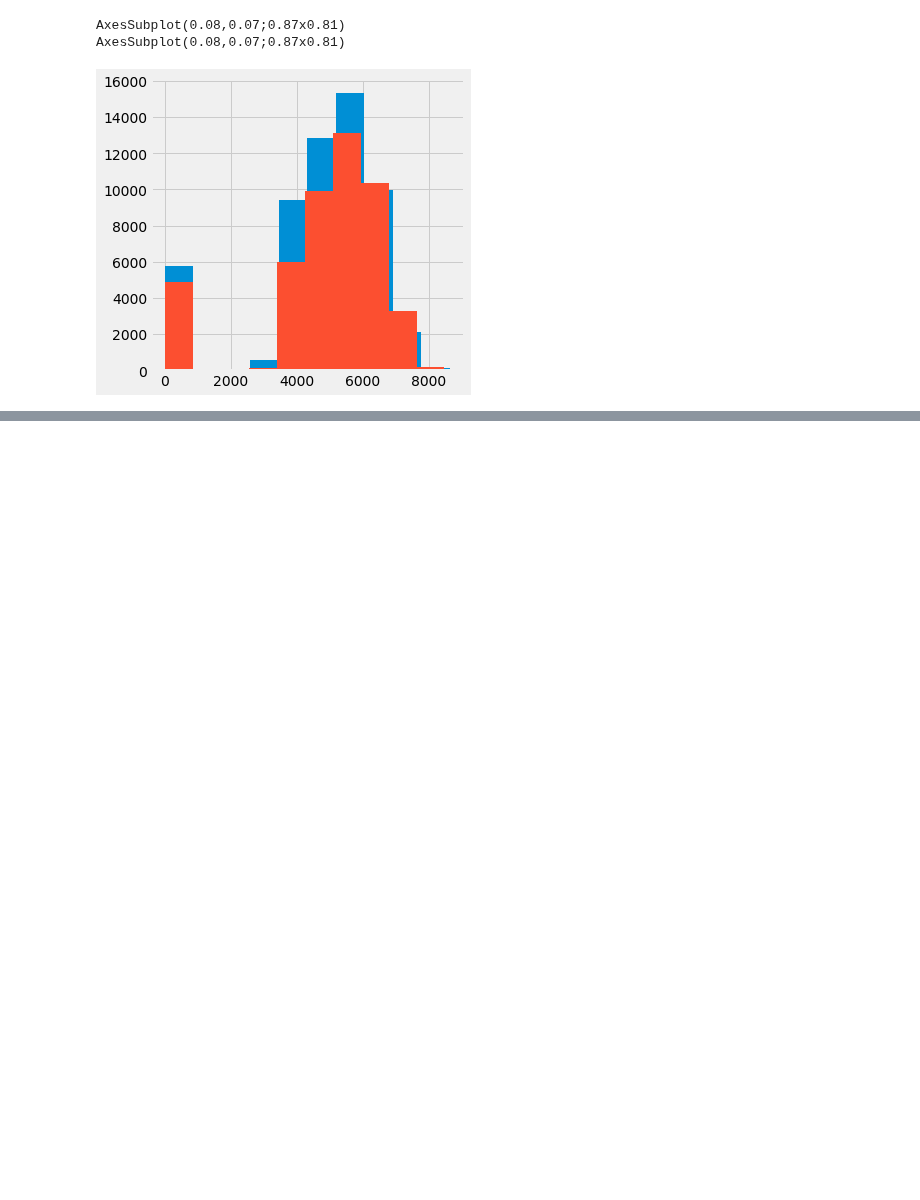
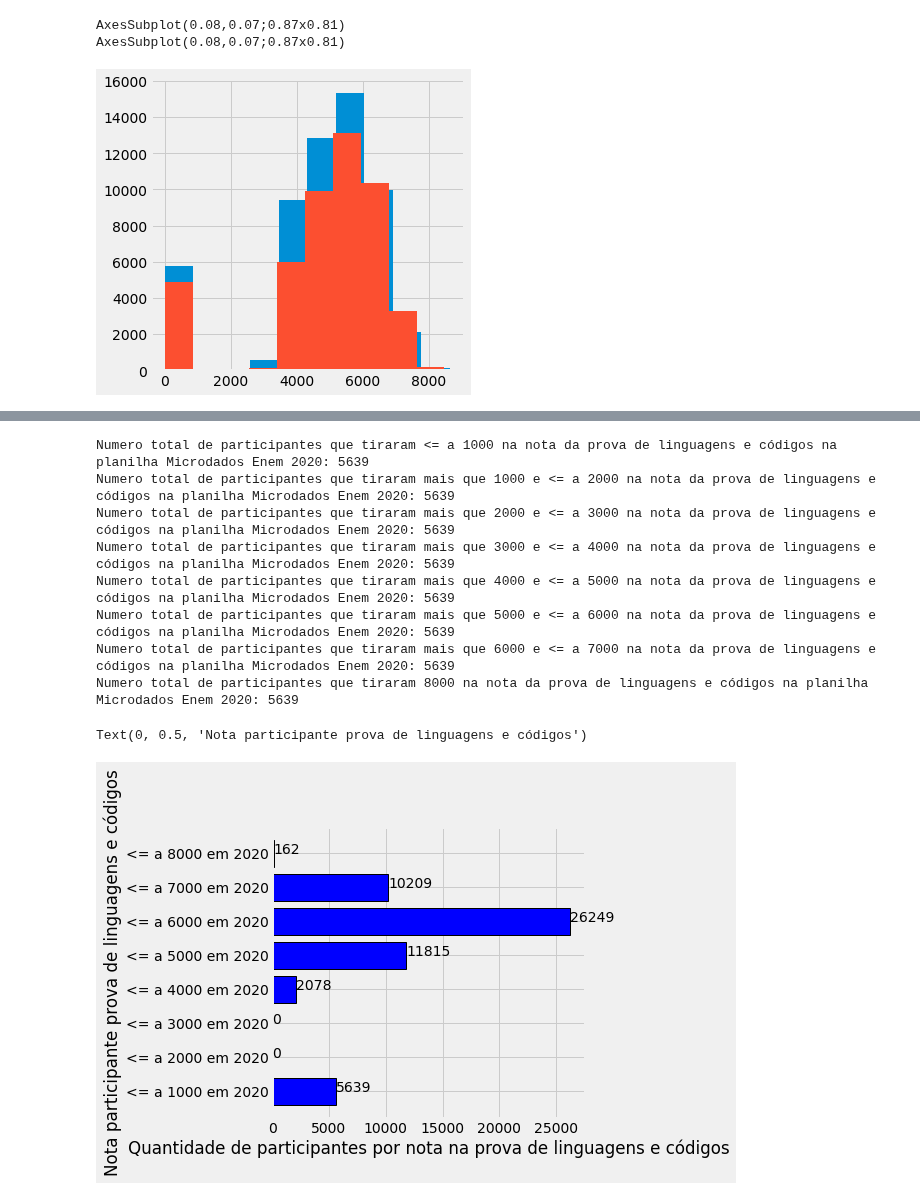
Before and after one commit to kingofrats04/Projeto_IA_DadosEnem, a Jupyter notebook: Graficos_IA.ipynb, the cells around one changed output, grey strips where cells are left out. Drawn from its saved outputs; the diff is of its cells as text; code cells hidden in the pictures; blank space fills up the shorter version.

```diff
--- a/Graficos_IA.ipynb
+++ b/Graficos_IA.ipynb
@@ -1008,0 +1070,55 @@ AxesSubplot(0.08,0.07;0.87x0.81)
+# %%
+#---------------------------------- Grafico 17 - Quantidade de participantes por nota na prova de linguagens e códigos 2020 ----------------------------------
+
+#display(planilha2020.loc[(planilha2020['NU_NOTA_LC']<=1000)])
+#display(planilha2020.loc[(planilha2020['NU_NOTA_LC']<=2000)])
+#display(planilha2020.loc[(planilha2020['NU_NOTA_LC']<=3000)])
+#display(planilha2020.loc[(planilha2020['NU_NOTA_LC']<=4000)])
+#display(planilha2020.loc[(planilha2020['NU_NOTA_LC']<=5000)])
+#display(planilha2020.loc[(planilha2020['NU_NOTA_LC']<=6000)])
+#display(planilha2020.loc[(planilha2020['NU_NOTA_LC']<=7000)])
+#display(planilha2020.loc[(planilha2020['NU_NOTA_LC']<=8000)])
+
+NU_NOTA_LC_1000_2020 = 5639
+NU_NOTA_LC_2000_2020 = 0
+NU_NOTA_LC_3000_2020 = 0
+NU_NOTA_LC_4000_2020 = 2078
+NU_NOTA_LC_5000_2020 = 11815
+NU_NOTA_LC_6000_2020 = 26249
+NU_NOTA_LC_7000_2020 = 10209
+NU_NOTA_LC_8000_2020 = 162
+
+print('Numero total de participantes que tiraram <= a 1000 na nota da prova de linguagens e códigos na planilha Microdados Enem 2020:', NU_NOTA_LC_1000_2020)
+print('Numero total de participantes que tiraram mais que 1000 e <= a 2000 na nota da prova de linguagens e códigos na planilha Microdados Enem 2020:', NU_NOTA_LC_1000_2020)
+print('Numero total de participantes que tiraram mais que 2000 e <= a 3000 na nota da prova de linguagens e códigos na planilha Microdados Enem 2020:', NU_NOTA_LC_1000_2020)
+print('Numero total de participantes que tiraram mais que 3000 e <= a 4000 na nota da prova de linguagens e códigos na planilha Microdados Enem 2020:', NU_NOTA_LC_1000_2020)
+print('Numero total de participantes que tiraram mais que 4000 e <= a 5000 na nota da prova de linguagens e códigos na planilha Microdados Enem 2020:', NU_NOTA_LC_1000_2020)
+print('Numero total de participantes que tiraram mais que 5000 e <= a 6000 na nota da prova de linguagens e códigos na planilha Microdados Enem 2020:', NU_NOTA_LC_1000_2020)
+print('Numero total de participantes que tiraram mais que 6000 e <= a 7000 na nota da prova de linguagens e códigos na planilha Microdados Enem 2020:', NU_NOTA_LC_1000_2020)
+print('Numero total de participantes que tiraram 8000 na nota da prova de linguagens e códigos na planilha Microdados Enem 2020:', NU_NOTA_LC_1000_2020, '\n')
+
+# Printando grafico de barras horizontal
+x = ['<= a 1000 em 2020', '<= a 2000 em 2020', '<= a 3000 em 2020', '<= a 4000 em 2020', '<= a 5000 em 2020', '<= a 6000 em 2020', '<= a 7000 em 2020', '<= a 8000 em 2020']
+y = [NU_NOTA_LC_1000_2020, NU_NOTA_LC_2000_2020, NU_NOTA_LC_3000_2020, NU_NOTA_LC_4000_2020, NU_NOTA_LC_5000_2020, NU_NOTA_LC_6000_2020, NU_NOTA_LC_7000_2020, NU_NOTA_LC_8000_2020]
+
+total_NU_NOTA_LC = NU_NOTA_LC_1000_2020, NU_NOTA_LC_2000_2020, NU_NOTA_LC_3000_2020, NU_NOTA_LC_4000_2020, NU_NOTA_LC_5000_2020, NU_NOTA_LC_6000_2020, NU_NOTA_LC_7000_2020, NU_NOTA_LC_8000_2020
+
+plt.style.use('fivethirtyeight')
+
+for index, value in enumerate(y):
+  plt.text(value, index,str(value))
+
+plt.barh(x, total_NU_NOTA_LC, align='center', color=['blue'], edgecolor='black', linewidth="1")
+plt.xlabel("Quantidade de participantes por nota na prova de linguagens e códigos")
+plt.ylabel("Nota participante prova de linguagens e códigos")
+# %% [output]
+Numero total de participantes que tiraram <= a 1000 na nota da prova de linguagens e códigos na planilha Microdados Enem 2020: 5639
+Numero total de participantes que tiraram mais que 1000 e <= a 2000 na nota da prova de linguagens e códigos na planilha Microdados Enem 2020: 5639
+Numero total de participantes que tiraram mais que 2000 e <= a 3000 na nota da prova de linguagens e códigos na planilha Microdados Enem 2020: 5639
+Numero total de participantes que tiraram mais que 3000 e <= a 4000 na nota da prova de linguagens e códigos na planilha Microdados Enem 2020: 5639
+Numero total de participantes que tiraram mais que 4000 e <= a 5000 na nota da prova de linguagens e códigos na planilha Microdados Enem 2020: 5639
+Numero total de participantes que tiraram mais que 5000 e <= a 6000 na nota da prova de linguagens e códigos na planilha Microdados Enem 2020: 5639
+Numero total de participantes que tiraram mais que 6000 e <= a 7000 na nota da prova de linguagens e códigos na planilha Microdados Enem 2020: 5639
+Numero total de participantes que tiraram 8000 na nota da prova de linguagens e códigos na planilha Microdados Enem 2020: 5639
+Text(0, 0.5, 'Nota participante prova de linguagens e códigos')
+[figure, added]
```
Also changed, not shown: parts of 30 cells of this notebook.
